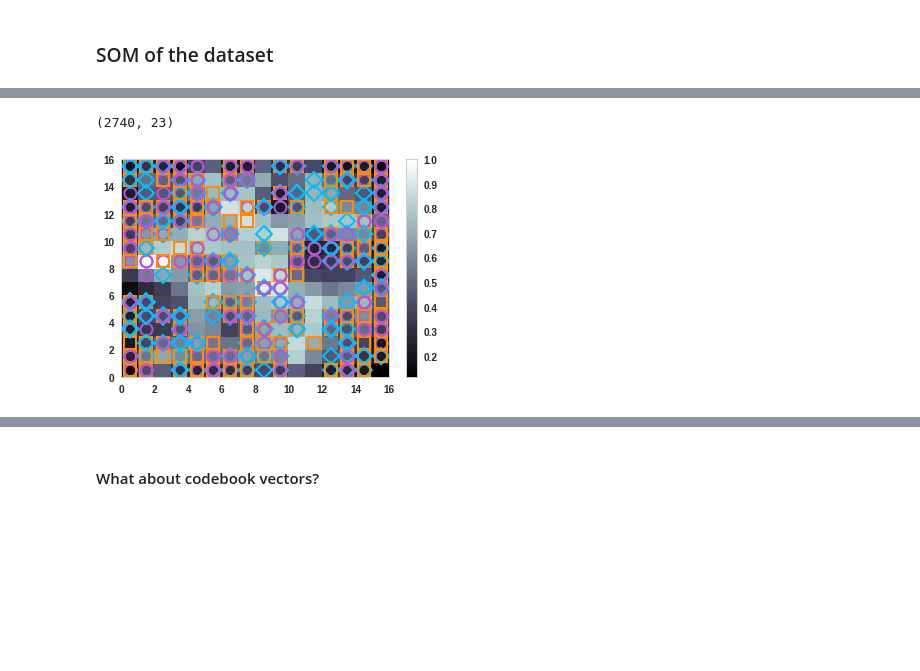
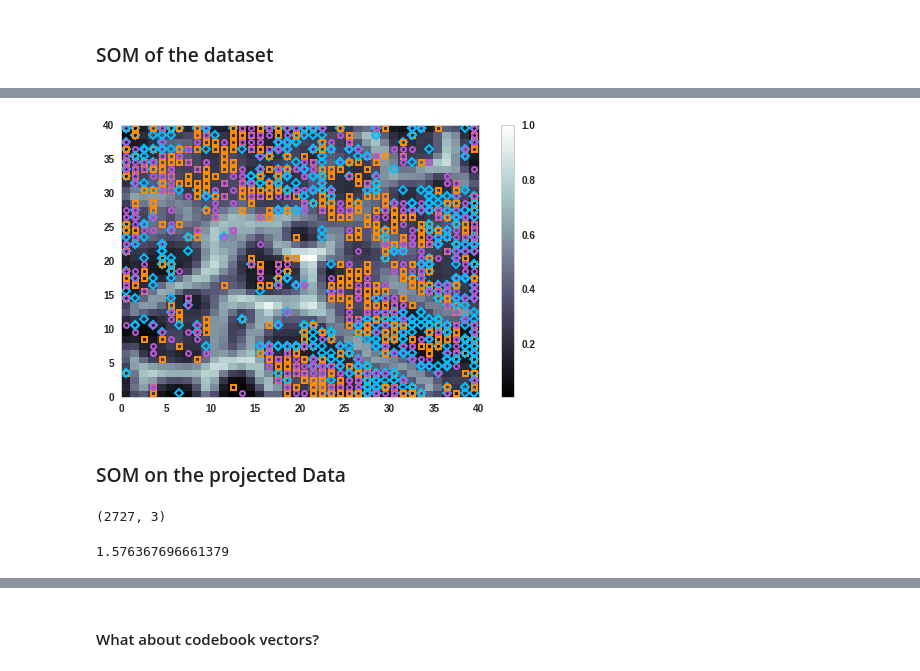
Before and after one commit to edwardfang/IDA_SUSTech_Assignment, a Jupyter notebook: Analysis.ipynb, the cells around one changed output, grey strips where cells are left out. Saved outputs shown, nothing was run; the diff lists cells and outputs as text; code cells hidden in the pictures; blank space fills up the shorter version.

```diff
--- a/Analysis.ipynb
+++ b/Analysis.ipynb
@@ -609,22 +610,21 @@ somdata1.head()
 # %%
-from minisom import MiniSom
-som = MiniSom(16, 16, 23, sigma=0.8, learning_rate=0.7)
-som.train_random(somdata1,1000) # trains the SOM with 100 iterations
+som = MiniSom(30, 30, 23, sigma=1.4, learning_rate=0.9)
+som.train_random(somdata1,800) # trains the SOM with 100 iterations
 # %%
 #Plot som
-from matplotlib.pyplot import plot,axis,show,pcolor,colorbar,bone
 bone()
-pcolor(som.distance_map().T) # plotting the distance map as background
+somplt1 = pcolor(som.distance_map().T) # plotting the distance map as background
 colorbar()
-
+plt.savefig('images/som-price.png', format='png', dpi=200)
 # use different colors and markers for each label
 markers1 = {'high':'o','middle':'s','low':'D'}
 for cnt,xx in enumerate(somdata1):
     w = som.winner(xx) # getting the winner
     # place a marker on the winning position for the sample xx
     plot(w[0]+.5,w[1]+.5,markers1[dataNomolizaed.loc[cnt,'pricelabel']],markerfacecolor='None',
-         markeredgecolor=color1[dataNomolizaed.loc[cnt,'pricelabel']],markersize=12,markeredgewidth=2)
-plt.savefig('images/som-price.png', format='png', dpi=200)
+         markeredgecolor=color1[dataNomolizaed.loc[cnt,'pricelabel']],markersize=5,markeredgewidth=2)
+somplt1.figure.set_size_inches(8,5)
+plt.savefig('images/som-price-label.png', format='png', dpi=200)
 # axis([191,198,110,117])
 show() # show the figure
 # %% [output]
@@ -638,26 +638,29 @@ print(somdata2.shape)
 # %%
-from minisom import MiniSom
-som = MiniSom(16, 16, 23, sigma=0.8, learning_rate=0.7)
-som.train_random(somdata2,1000) # trains the SOM with 100 iterations
+som = MiniSom(40, 40, 23, sigma=2, learning_rate=0.7)
+som.train_random(somdata2,800) # trains the SOM with 100 iterations
-# %% [output]
-(2740, 23)
 # %%
 #Plot som
-from matplotlib.pyplot import plot,axis,show,pcolor,colorbar,bone
 bone()
-pcolor(som.distance_map().T) # plotting the distance map as background
+somplt2 = pcolor(som.distance_map().T) # plotting the distance map as background
 colorbar()
-
+plt.savefig('images/som-satisfication.png', format='png', dpi=200)
 # use different colors and markers for each label
 markers2 = {'high':'o','median':'s','low':'D'}
 for cnt,xx in enumerate(somdata2):
     w = som.winner(xx) # getting the winner
     # place a marker on the winning position for the sample xx
     plot(w[0]+.5,w[1]+.5,markers2[dataNomolizaed.loc[cnt,'satisfictionLabel']],markerfacecolor='None',
-         markeredgecolor=color2[dataNomolizaed.loc[cnt,'satisfictionLabel']],markersize=12,markeredgewidth=2)
+         markeredgecolor=color2[dataNomolizaed.loc[cnt,'satisfictionLabel']],markersize=5,markeredgewidth=2)
+somplt2.figure.set_size_inches(8,5)
 
-plt.savefig('images/som-satisfication.png', format='png', dpi=200)
+plt.savefig('images/som-satisfication-label.png', format='png', dpi=200)
 # axis([191,198,110,117])
 show() # show the figure
 # %% [output]
-[figure, old version]
+[figure, new version]
+# %% [markdown]
+### SOM on the projected Data
+# %%
+data1_projected.shape
+# %% [output]
+(2727, 3)
@@ -663,0 +671,4 @@ show() # show the figure
+# %%
+som.quantization_error(data1_projected) #100
+# %% [output]
+1.576367696661379
```
Also changed, not shown: parts of 59 cells of this notebook, 32 other files.
